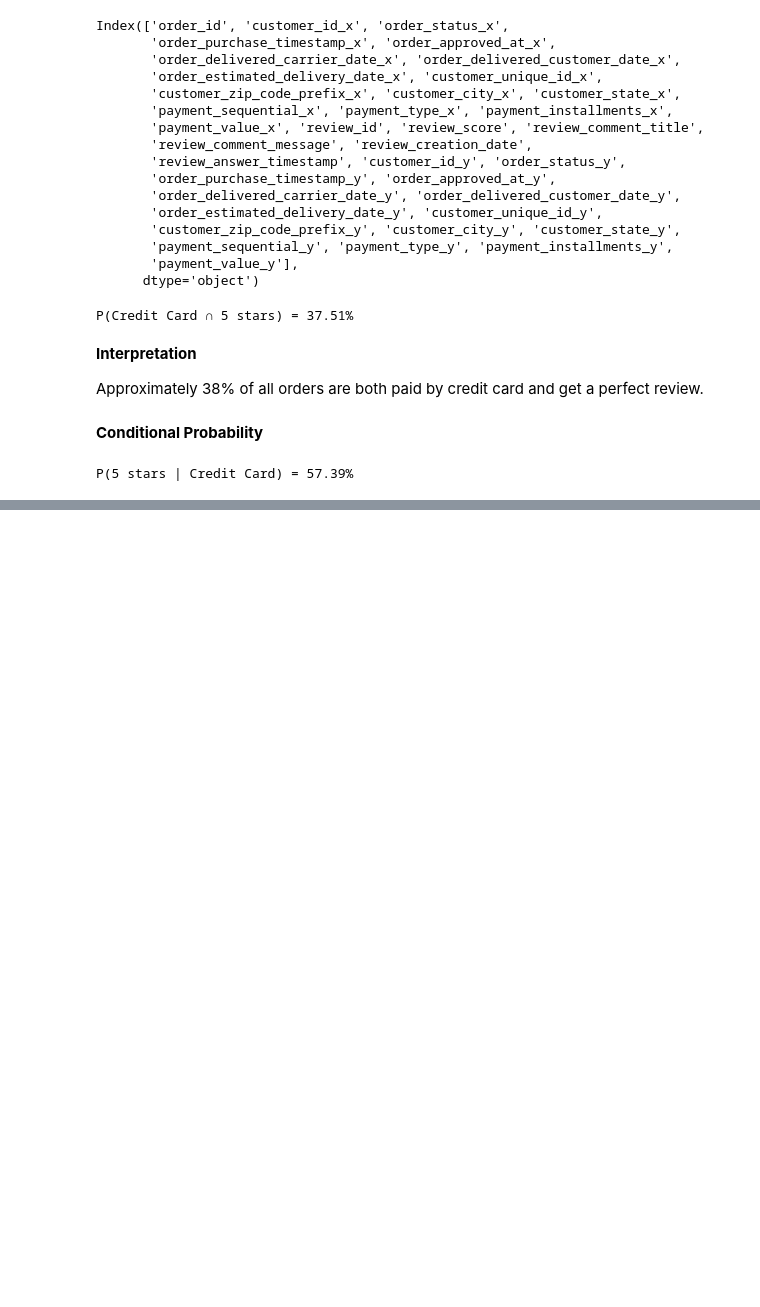
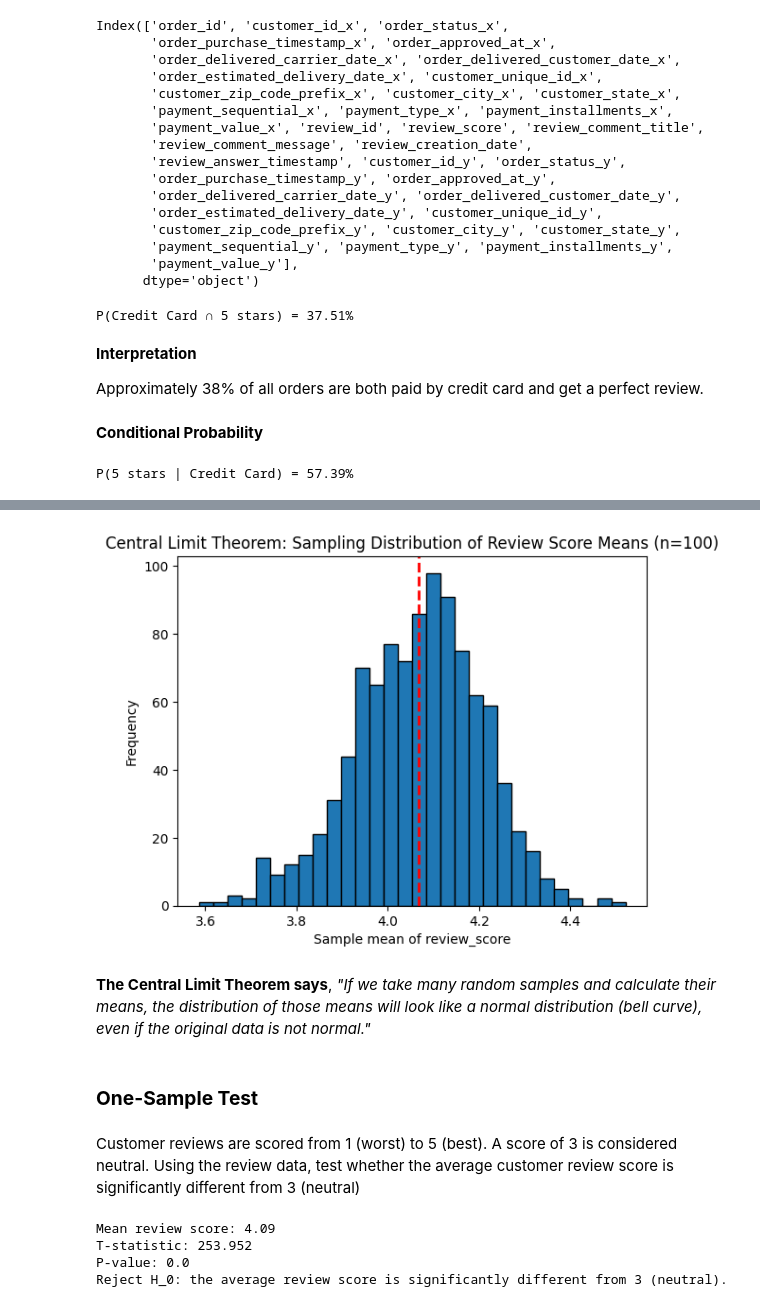
Before and after one commit to perpetualdev/ai_engineering, a Jupyter notebook: module_two/tasks/brazillian_olist.ipynb, the cells around one changed output, grey strips where cells are left out. Drawn from its saved outputs; the diff is of its cells as text; code cells hidden in the pictures; blank space fills up the shorter version.

```diff
--- a/module_two/tasks/brazillian_olist.ipynb
+++ b/module_two/tasks/brazillian_olist.ipynb
@@ -385,0 +553,16 @@ total_credit = (orders_payment_reviews["payment_type_y"] == "voucher")
+# %%
+import numpy as np
+
+# Draw increasing sample sizes and track their means
+sample_sizes = [10, 50, 100, 500, 1000, 5000]
+sample_means = []
+
+for n in sample_sizes:
+    sample = orders_payment_reviews["payment_value_y"].sample(n, random_state=234)
+    sample_means.append(sample.mean())
+
+# Show results
+for n, mean in zip(sample_sizes, sample_means):
+    print(f"Sample size={n}, Sample mean={round(mean, 2)}")
+
+print("Population mean (true):", round(pop_mean_payment, 2))
@@ -385,0 +610,64 @@ total_credit = (orders_payment_reviews["payment_type_y"] == "voucher")
+# %%
+# Let's collect 100 samples of review_scores, take the mean. Repeaat the same process a thousand times.
+# Then take all the 1000 means, use it to plot a histogram and lets see what the shape or distribution would look like.
+
+# Collect many sample means
+
+# empty list called sample_means
+sample_means = []
+# get a range of 1000 (loop over 1000 times repeating the same process)
+for i in range(1000):   # repeat 1000 times
+    # get 100 samples of the orders payment review. not reproducible
+    sample = orders_payment_reviews["review_score"].sample(100, replace=True)
+    # get the mean of each process and append in the sample_means list
+    sample_means.append(sample.mean())
+
+# Plot the sampling distribution of the mean
+plt.hist(sample_means, bins=30, edgecolor="black")
+plt.axvline(np.mean(sample_means), color="red", linestyle="dashed", linewidth=2)
+plt.title("Central Limit Theorem: Sampling Distribution of Review Score Means (n=100)")
+plt.xlabel("Sample mean of review_score")
+plt.ylabel("Frequency")
+plt.show()
+# %% [output]
+[figure, added]
+# %% [markdown]
+**The Central Limit Theorem says**, *"If we take many random samples and calculate their means, the distribution of those means will look like a normal distribution (bell curve), even if the original data is not normal."*
+# %% [markdown]
+### **One-Sample Test**
+# %% [markdown]
+Customer reviews are scored from 1 (worst) to 5 (best). A score of 3 is considered neutral. Using the review data, test whether the average customer review score is significantly different from 3 (neutral)
+# %%
+# We have one sample, that is the set of all customer review scores.
+
+# We are comparing its mean against a benchmark/reference value = 3
+
+# Let's write the hypothesis
+
+# H_0 (Null Hypothesis): The average review score is equal to 3
+# H_1 (Alternative Hypothesis): The average review score is not equal to 3
+
+
+# Extract review scores
+review_scores = order_reviews["review_score"].dropna()
+
+# Define the "neutral" benchmark
+neutral_score = 3
+
+# Perform one-sample t-test
+t_stat, p_value = stats.ttest_1samp(review_scores, popmean=neutral_score)
+
+print("Mean review score:", round(review_scores.mean(), 2))
+print("T-statistic:", round(t_stat, 3))
+print('P-value:', p_value)
+
+# Interpretation
+if p_value < 0.05:
+    print("Reject H_0: the average review score is significantly different from 3 (neutral).")
+else:
+    print("Fail to reject H_0: the data does not provide enough evidence that the average review differs from 3.")
+# %% [output]
+Mean review score: 4.09
+T-statistic: 253.952
+P-value: 0.0
+Reject H_0: the average review score is significantly different from 3 (neutral).
```
Also changed, not shown: parts of 29 cells of this notebook, 1 other file.
